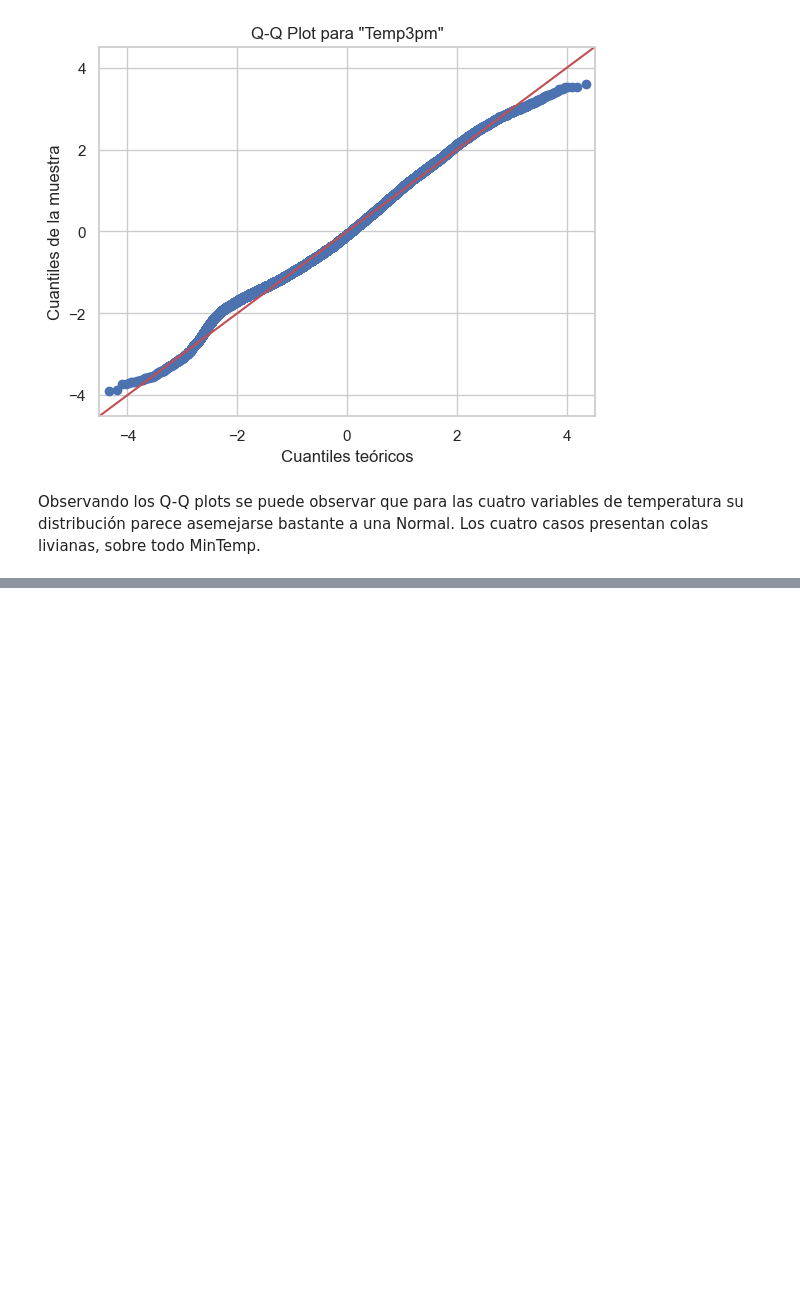
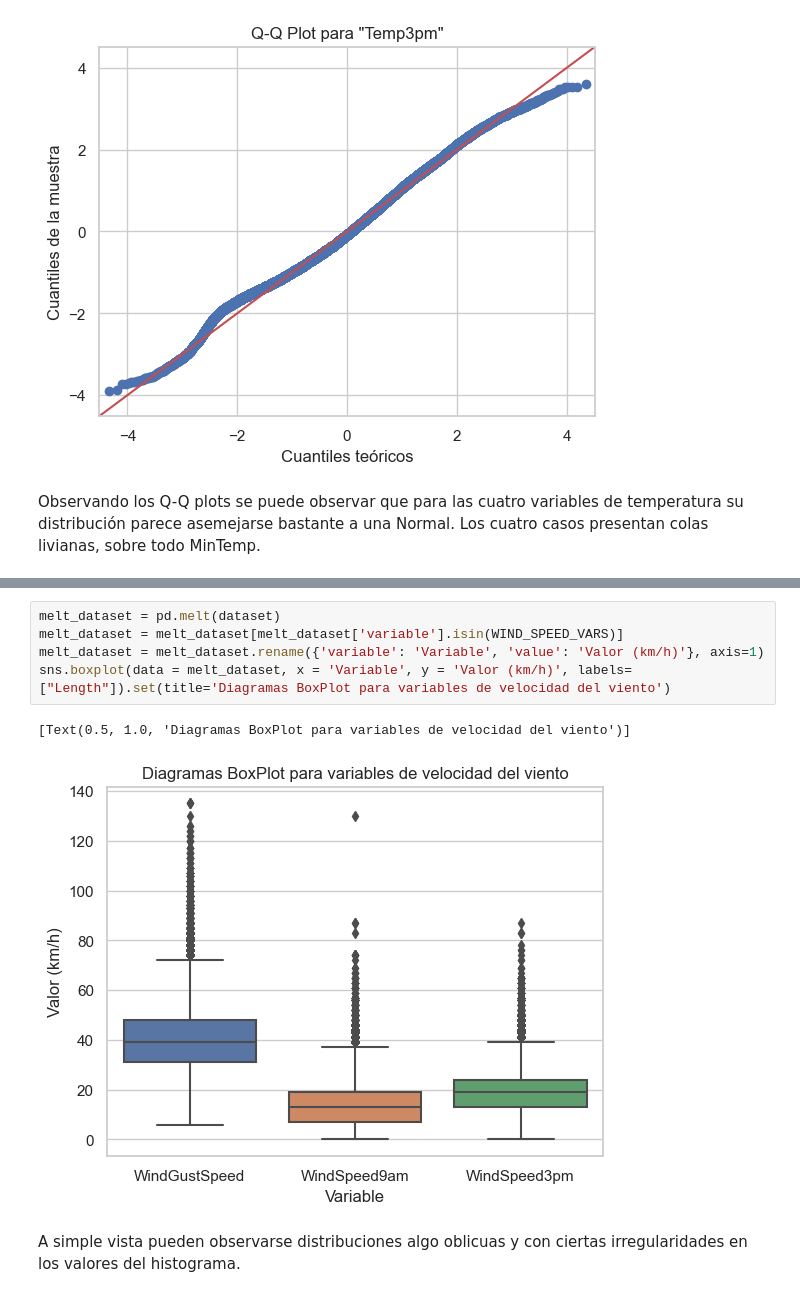
Before and after one commit to diegosarina-ceia/AMq1, a Jupyter notebook: PruebasDiego_TPFinal.ipynb, the cells around one changed output, grey strips where cells are left out. Saved outputs shown, nothing was run; the diff lists cells and outputs as text; blank space fills up the shorter version.

```diff
--- a/PruebasDiego_TPFinal.ipynb
+++ b/PruebasDiego_TPFinal.ipynb
@@ -276,0 +313,10 @@ Observando los Q-Q plots se puede observar que para las cuatro variables de temp
+# %%
+melt_dataset = pd.melt(dataset)
+melt_dataset = melt_dataset[melt_dataset['variable'].isin(WIND_SPEED_VARS)]
+melt_dataset = melt_dataset.rename({'variable': 'Variable', 'value': 'Valor (km/h)'}, axis=1)
+sns.boxplot(data = melt_dataset, x = 'Variable', y = 'Valor (km/h)', labels=["Length"]).set(title='Diagramas BoxPlot para variables de velocidad del viento')
+# %% [output]
+[Text(0.5, 1.0, 'Diagramas BoxPlot para variables de velocidad del viento')]
+[figure, added]
+# %% [markdown]
+A simple vista pueden observarse distribuciones algo oblicuas y con ciertas irregularidades en los valores del histograma.
```
Also changed, not shown: parts of 43 cells of this notebook.
